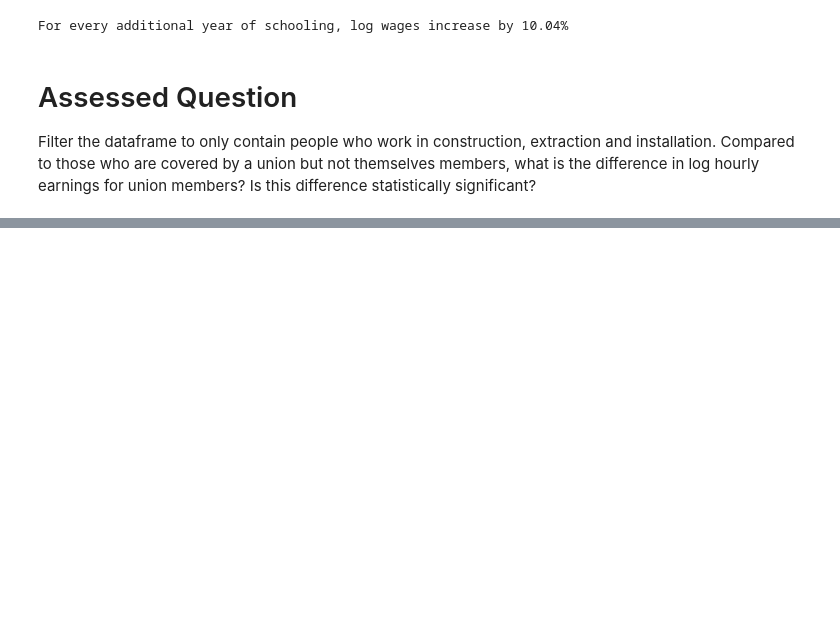
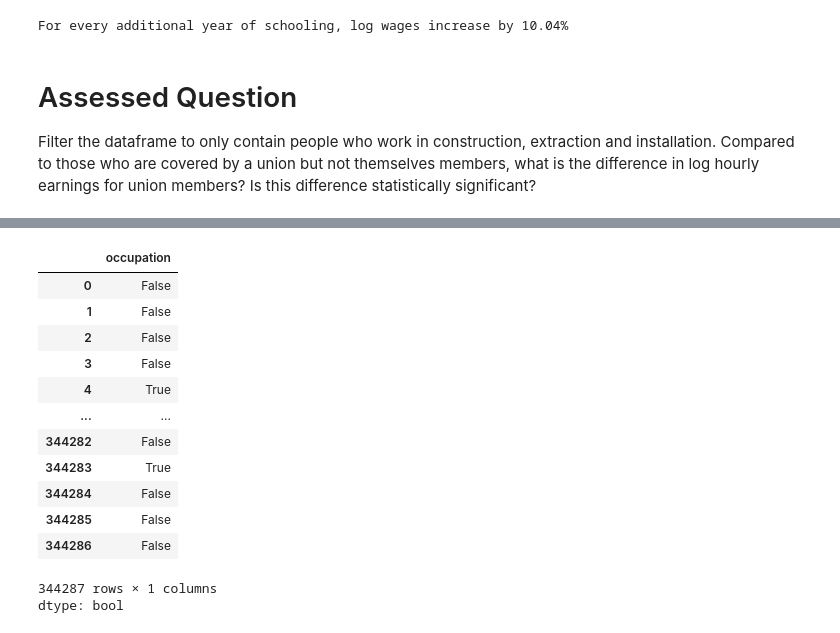
Before and after one commit to katiemarden123/QM2, a Jupyter notebook: notebooks/W07. Linear Regression.ipynb, the cells around one changed output, grey strips where cells are left out. Cells and saved outputs as stored; diff of their text form; code cells hidden in the pictures; blank space fills up the shorter version.

```diff
--- a/notebooks/W07. Linear Regression.ipynb
+++ b/notebooks/W07. Linear Regression.ipynb
@@ -654,0 +585,17 @@ Name: log_realhrwage, dtype: float64
+# %%
+df['occupation']=='Managers'
+# %% [output]
+|  | occupation |
+| 0 | False |
+| 1 | False |
+| 2 | False |
+| 3 | False |
+| 4 | True |
+| ... | ... |
+| 344282 | False |
+| 344283 | True |
+| 344284 | False |
+| 344285 | False |
+| 344286 | False |
+344287 rows × 1 columns
+dtype: bool
```
Also changed, not shown: parts of 20 cells of this notebook.
